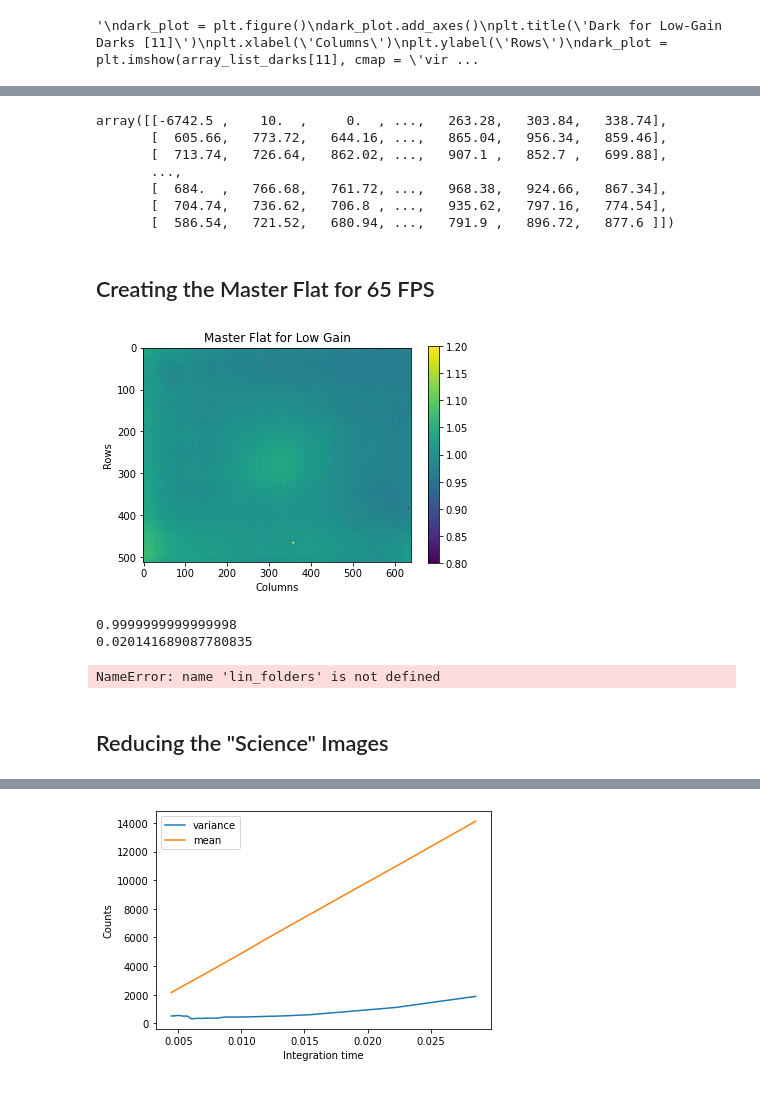
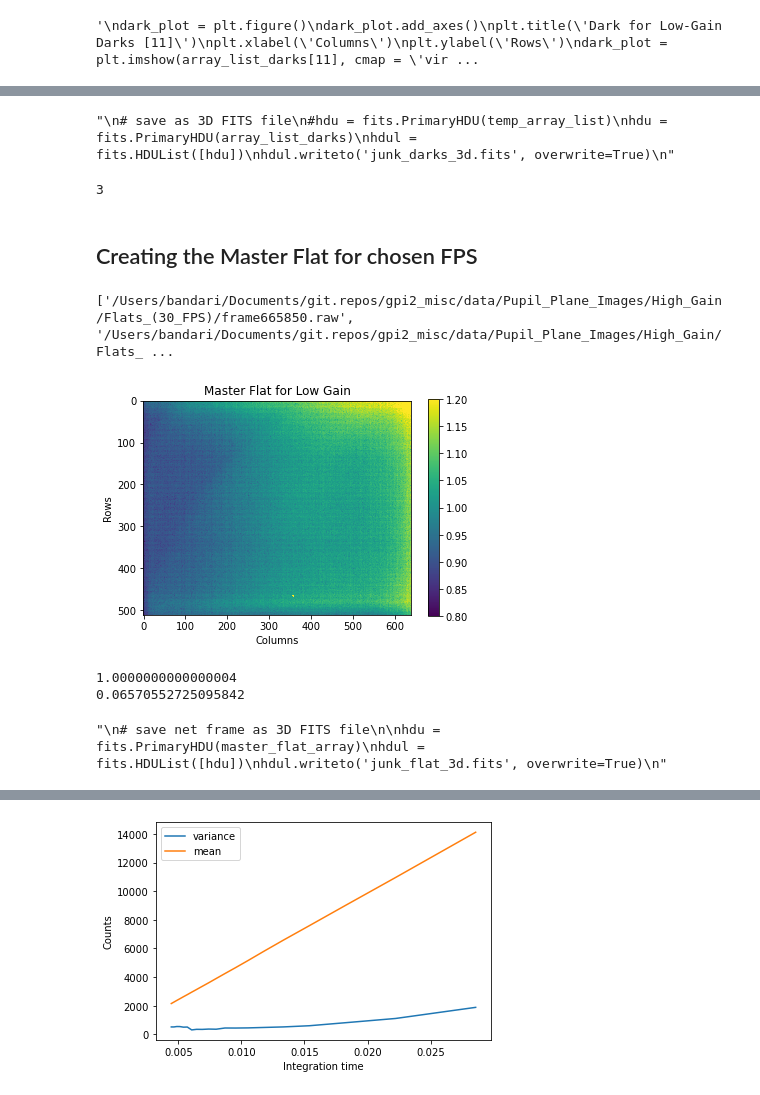
Before and after one commit to mwanakijiji/gpi2_misc, a Jupyter notebook: notebooks_for_development/CRED2_analysis_eckhart.ipynb, the cells around one changed output, grey strips where cells are left out. Drawn from its saved outputs; the diff is of its cells as text; code cells hidden in the pictures.

```diff
--- a/notebooks_for_development/CRED2_analysis_eckhart.ipynb
+++ b/notebooks_for_development/CRED2_analysis_eckhart.ipynb
@@ -11,18 +13,22 @@ from astropy.io import fits
 # %%
 #This is just setting up my filepaths; you should replace them with wherever your folders are
 
+## BEGIN USER INPUTS
 stem = "/Users/bandari/Documents/git.repos/gpi2_misc/data/"
-path_low_flats = stem + "Pupil_Plane_Images/Low_Gain/Flats_(65_FPS)/"
-path_low_darks = stem + "Pupil_Plane_Images/Low_Gain/Darks_(FPS)/"
-path_low_lin = stem + "Pupil_Plane_Images/Low_Gain/Linearity_images_(FPS)/"
+string_gain = "High" # for printing and file paths
+fps_flat = int(30) # integration time of flats to use (note that linearity and dark frames have several integration times)
+## END USER INPUTS
 
+path_gain_flats = stem + "Pupil_Plane_Images/"+string_gain+"_Gain/Flats_("+str(fps_flat)+"_FPS)/"
+path_gain_darks = stem + "Pupil_Plane_Images/"+string_gain+"_Gain/Darks_(FPS)/"
+path_gain_lin = stem + "Pupil_Plane_Images/"+string_gain+"_Gain/Linearity_images_(FPS)/"
 '''
 darks_folders = sorted(listdir(path_low_darks), key = lambda x: int(os.path.splitext(x)[0]))
 lin_folders = sorted(listdir(path_low_lin), key = lambda x: int(os.path.splitext(x)[0]))
 '''
 
-flat_files = glob.glob(path_low_flats + "*.raw")
-dirs_darks_list = glob.glob(path_low_darks + "*[0-9]")
+flat_files = glob.glob(path_gain_flats + "*.raw")
+dirs_darks_list = glob.glob(path_gain_darks + "*[0-9]")
 darks_folders = [os.path.basename(i) for i in dirs_darks_list]
 
 '''
@@ -50,9 +57,9 @@ array([ 35,  45,  55,  65,  75,  85,  95, 105, 115, 125, 135, 145, 155,
 array_list_darks = []     # This is the final output of this block
 
 # loop over integration times
-for int_num in range(0,len(exp_time_array)):
+for int_num in range(0,len(cadence_array)):
 
-    folder_path = path_low_darks + str(exp_time_array[int_num]) # folders
+    folder_path = path_gain_darks + str(cadence_array[int_num]) # folders
     filenames = [f for f in listdir(folder_path) if isfile(join(folder_path, f))]
 
     temp_array_list = []
@@ -96,60 +140,66 @@ print (np.std(array_list_darks[11]))
 # %%
+'''
 # save as 3D FITS file
 #hdu = fits.PrimaryHDU(temp_array_list)
 hdu = fits.PrimaryHDU(array_list_darks)
 hdul = fits.HDUList([hdu])
 hdul.writeto('junk_darks_3d.fits', overwrite=True)
+'''
+# %% [output]
+"\n# save as 3D FITS file\n#hdu = fits.PrimaryHDU(temp_array_list)\nhdu = fits.PrimaryHDU(array_list_darks)\nhdul = fits.HDUList([hdu])\nhdul.writeto('junk_darks_3d.fits', overwrite=True)\n"
-# %%
-array_list_darks[3]
-# %% [output]
-array([[-6742.5 ,    10.  ,     0.  , ...,   263.28,   303.84,   338.74],
-       [  605.66,   773.72,   644.16, ...,   865.04,   956.34,   859.46],
-       [  713.74,   726.64,   862.02, ...,   907.1 ,   852.7 ,   699.88],
-       ...,
-       [  684.  ,   766.68,   761.72, ...,   968.38,   924.66,   867.34],
-       [  704.74,   736.62,   706.8 , ...,   935.62,   797.16,   774.54],
-       [  586.54,   721.52,   680.94, ...,   791.9 ,   896.72,   877.6 ]])
+# %%
+idx_dark = np.where(cadence_array == fps_flat)[0][0]
+# %%
+idx_dark
+# %% [output]
+3
 # %% [markdown]
-## Creating the Master Flat for 65 FPS
+## Creating the Master Flat for chosen FPS
 # %%
 #This code just creates a master flat (dark subtracted), and then normalizes it
 master_flat_array = []
 
-# loop over all flats at 65 FPS
+# loop over all flats at chosen FPS
 for frames in flat_files:
 
     img_file = frames
     arraytype = np.fromfile(img_file, dtype = np.int16)
     arraytype.shape = (512, 640)
 
     # subtract dark
-    arraytype = np.subtract(arraytype,array_list_darks[3])        #Subtracting the darks of the corresponding FPS (65)
+    idx_dark = np.where(cadence_array == fps_flat)[0][0]
+    arraytype = np.subtract(arraytype,array_list_darks[idx_dark])        #Subtracting the darks of the corresponding FPS (65)
     master_flat_array.append(arraytype)
 
 # average the dark-subtracted flats
 master_flat = np.mean(master_flat_array, axis = 0)     #Can change this to MEDIAN if wanted
 master_flat = np.divide(master_flat,np.mean(master_flat))
 # We now have a master flat frame, with darks subtracted and then AVERAGED
 
 flat_plot = plt.figure()
 flat_plot.add_axes()
 plt.title('Master Flat for Low Gain')
 plt.xlabel('Columns')
 plt.ylabel('Rows')
 flat_plot = plt.imshow(master_flat, cmap = 'viridis', interpolation = 'nearest')
 plt.colorbar(flat_plot)
 plt.clim(0.8, 1.2)
 
 plt.show(flat_plot)
 print (np.mean(master_flat))
 print (np.std(master_flat))
 # %% [output]
+['/Users/bandari/Documents/git.repos/gpi2_misc/data/Pupil_Plane_Images/High_Gain/Flats_(30_FPS)/frame665850.raw', '/Users/bandari/Documents/git.repos/gpi2_misc/data/Pupil_Plane_Images/High_Gain/Flats_ ...
-[figure, old version]
+[figure, new version]
-0.9999999999999998
-0.020141689087780835
+1.0000000000000004
+0.06570552725095842
 # %%
+'''
 # save net frame as 3D FITS file
 
 hdu = fits.PrimaryHDU(master_flat_array)
 hdul = fits.HDUList([hdu])
 hdul.writeto('junk_flat_3d.fits', overwrite=True)
+'''
+# %% [output]
+"\n# save net frame as 3D FITS file\n\nhdu = fits.PrimaryHDU(master_flat_array)\nhdul = fits.HDUList([hdu])\nhdul.writeto('junk_flat_3d.fits', overwrite=True)\n"
@@ -162,6 +205,0 @@ hdul.writeto('junk_flat.fits', overwrite=True)
-# %%
-lin_folders
-# %% [output]
-NameError: name 'lin_folders' is not defined
-# %% [markdown]
-## Reducing the "Science" Images
```
Also changed, not shown: parts of 15 cells of this notebook, 4 other files.
